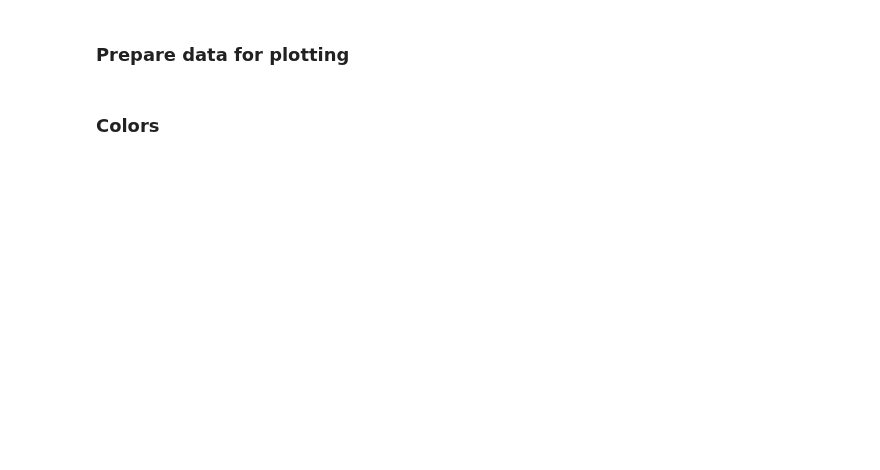
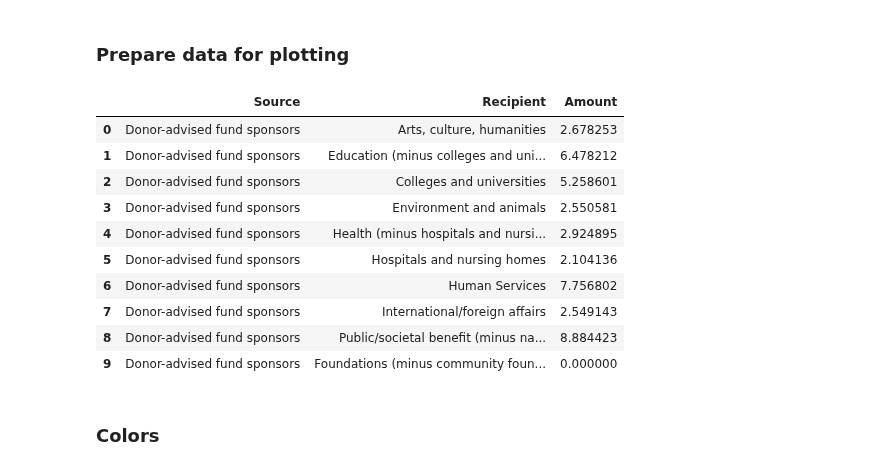
Before and after one commit to HFAwesomeCharts/MCNNonprofitEconomy, a Jupyter notebook: notebooks/MCN_NP_Economy_Figures.ipynb, the cells around one changed output. Cells and saved outputs as stored; diff of their text form; code cells hidden in the pictures; blank space fills up the shorter version.

```diff
--- a/notebooks/MCN_NP_Economy_Figures.ipynb
+++ b/notebooks/MCN_NP_Economy_Figures.ipynb
@@ -261,6 +263,31 @@ node_format_df.head(20)
 
 node_display_field = "Node Totals"
 node_id_field = "Node"
+# %%
+# Remove the DAF-to-foundation edge amount (we're showing that total in the foundation-to-daf hover text instead)
+
+edge_deduped_df = edge_clean_df.copy()
+
+dupe_edge_mask = (
+    (edge_deduped_df["Source"].str.contains("Donor-advised", na=False)) &
+    (edge_deduped_df["Recipient"].str.contains("Foundations", na=False))
+)
+
+edge_deduped_df.loc[dupe_edge_mask, "Amount"] = 0
+
+edge_deduped_df.head(10)
+# %% [output]
+|  | Source | Recipient | Amount |
+| 0 | Donor-advised fund sponsors | Arts, culture, humanities | 2.678253 |
+| 1 | Donor-advised fund sponsors | Education (minus colleges and uni... | 6.478212 |
+| 2 | Donor-advised fund sponsors | Colleges and universities | 5.258601 |
+| 3 | Donor-advised fund sponsors | Environment and animals | 2.550581 |
+| 4 | Donor-advised fund sponsors | Health (minus hospitals and nursi... | 2.924895 |
+| 5 | Donor-advised fund sponsors | Hospitals and nursing homes | 2.104136 |
+| 6 | Donor-advised fund sponsors | Human Services | 7.756802 |
+| 7 | Donor-advised fund sponsors | International/foreign affairs | 2.549143 |
+| 8 | Donor-advised fund sponsors | Public/societal benefit (minus na... | 8.884423 |
+| 9 | Donor-advised fund sponsors | Foundations (minus community foun... | 0.000000 |
 # %%
 # Prepare data for plotting
 
```
Also changed, not shown: parts of 12 cells of this notebook, 4 other files.
